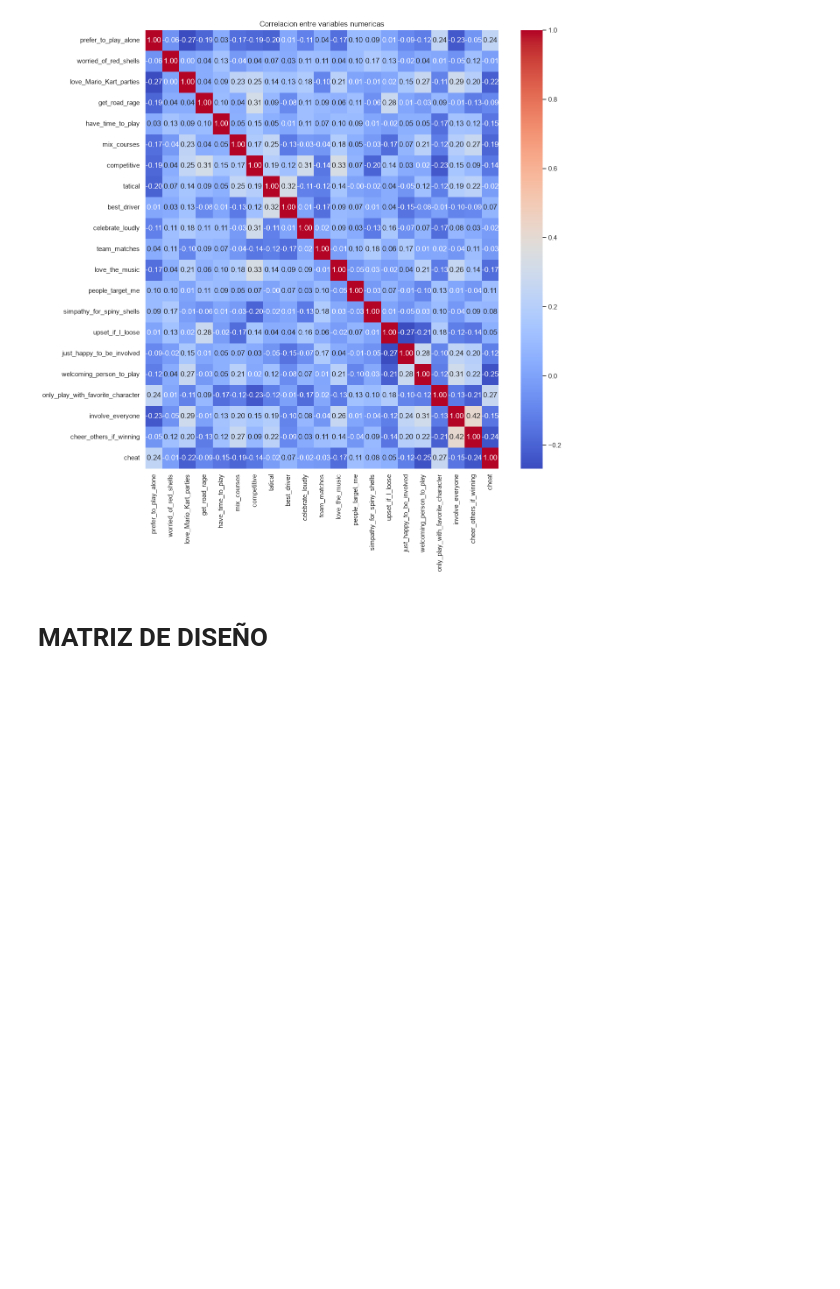
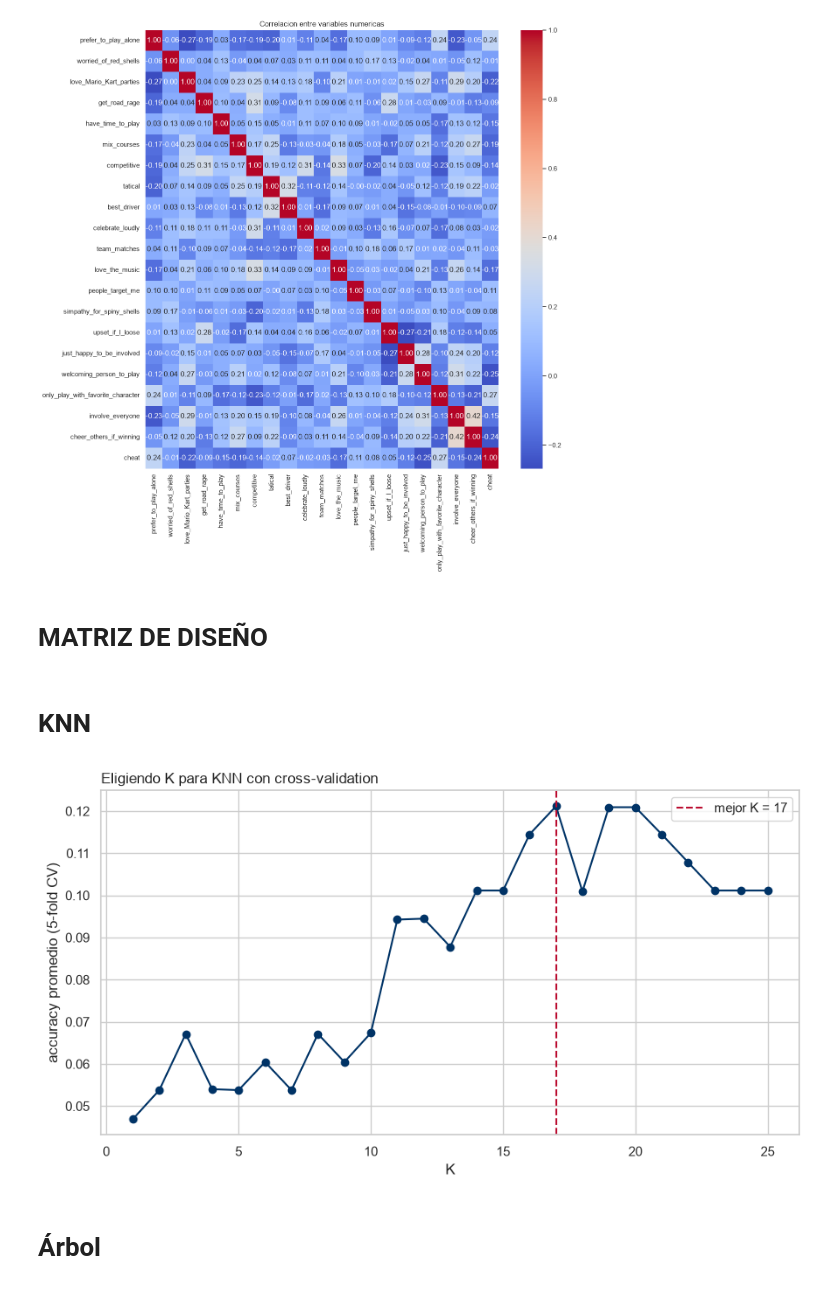
Before and after one commit to arantxavalenciaa/MarioKart_Classification_ML, a Jupyter notebook: model.ipynb, the cells around one changed output. Saved outputs shown, nothing was run; the diff lists cells and outputs as text; code cells hidden in the pictures; blank space fills up the shorter version.

```diff
--- a/model.ipynb
+++ b/model.ipynb
@@ -4,8 +4,11 @@ import numpy as np
 import matplotlib.pyplot as plt
 import seaborn as sns
 from sklearn.model_selection import train_test_split, cross_val_score
+from sklearn.neighbors import KNeighborsClassifier
+from sklearn.metrics import accuracy_score, classification_report, ConfusionMatrixDisplay
 
 sns.set_theme(style="whitegrid", context="notebook")
+UP_BLUE, UP_RED, UP_GOLD = "#003366", "#BA0C2F", "#C69214"
 # %% [markdown]
 # EDA
 # %%
@@ -131,3 +134,23 @@ y = df_encoded["character_chosen"]
 X_train, X_test, y_train, y_test = train_test_split(
     X, y, test_size=0.30, random_state=42, stratify=y
 )
+# %% [markdown]
+# KNN
+# %%
+k_grid = range(1, 26)
+cv_scores = [cross_val_score(KNeighborsClassifier(n_neighbors=k), X_train, y_train, cv=5).mean() for k in k_grid]
+best_k = list(k_grid)[int(np.argmax(cv_scores))]
+
+plt.figure(figsize=(9, 5))
+plt.plot(list(k_grid), cv_scores, marker="o", color=UP_BLUE)
+plt.axvline(best_k, color=UP_RED, ls="--", label=f"mejor K = {best_k}")
+plt.xlabel("K")
+plt.ylabel("accuracy promedio (5-fold CV)")
+plt.title("Eligiendo K para KNN con cross-validation", loc="left")
+plt.legend()
+plt.tight_layout()
+plt.show()
+# %% [output]
+[figure, added]
+# %% [markdown]
+# Árbol
```
